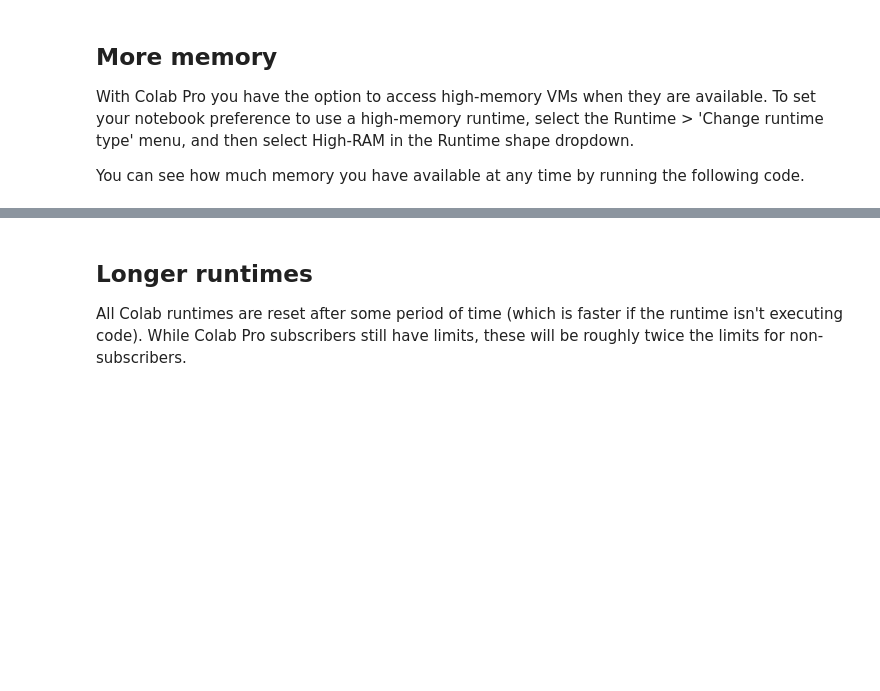
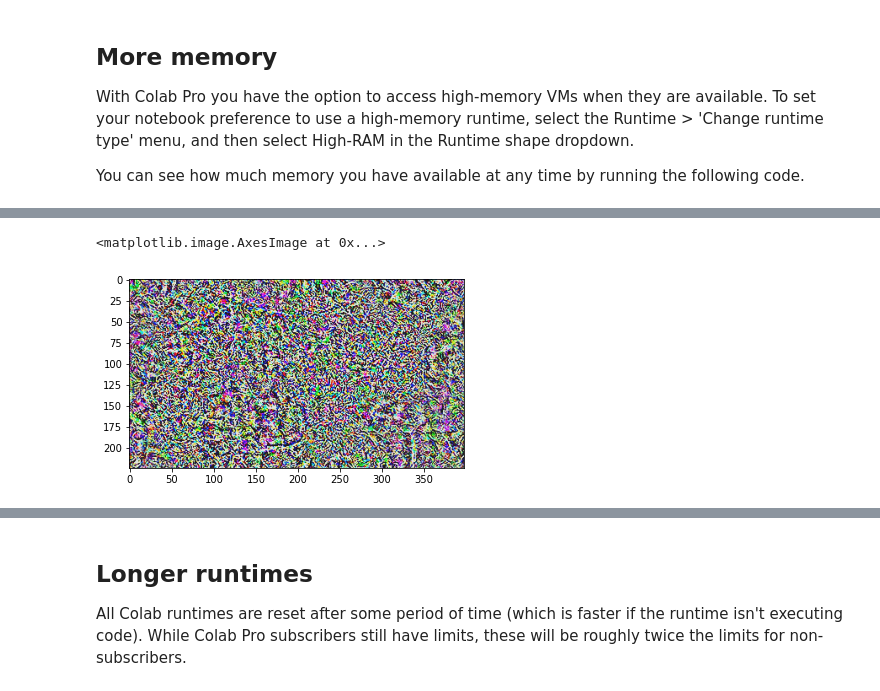
Before and after one commit to caperock/BenchmarkDeepLearning, a Jupyter notebook: Making_the_Most_of_your_Colab_Subscription.ipynb, the cells around one changed output, grey strips where cells are left out. Cells and saved outputs as stored; diff of their text form; code cells hidden in the pictures; blank space fills up the shorter version.

```diff
--- a/Making_the_Most_of_your_Colab_Subscription.ipynb
+++ b/Making_the_Most_of_your_Colab_Subscription.ipynb
@@ -91,0 +141,5 @@ hog
+# %%
+plt.imshow((0.5+ 50* delta)[0].detach().numpy().transpose(1,2,0))
+# %% [output]
+<matplotlib.image.AxesImage at 0x...>
+[figure, added]
```
Also changed, not shown: parts of 8 cells of this notebook.
